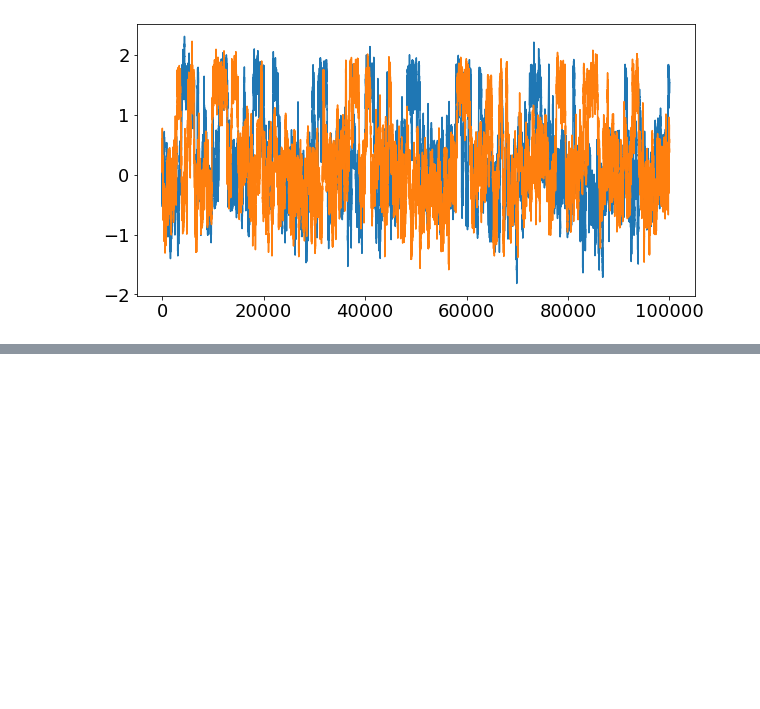
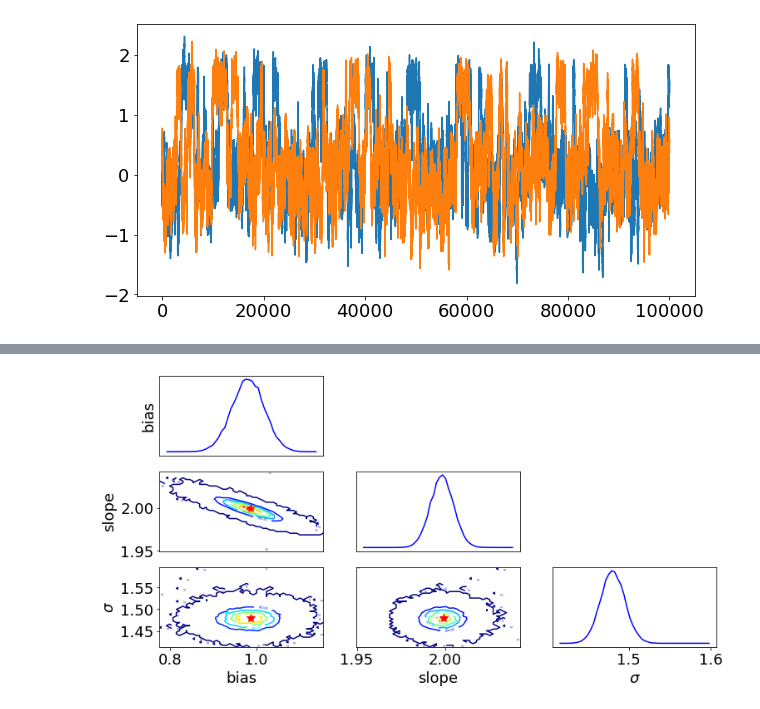
Before and after one commit to sylvielsstfr/jax-demo, a Jupyter notebook: demoMCsampling.ipynb, the cells around one changed output, grey strips where cells are left out. Saved outputs shown, nothing was run; the diff lists cells and outputs as text; code cells hidden in the pictures; blank space fills up the shorter version.

```diff
--- a/demoMCsampling.ipynb
+++ b/demoMCsampling.ipynb
@@ -634,0 +928,7 @@ plt.plot(spls[1])
+# %%
+all_biass = df_res2["bias"]
+all_slopes= df_res2["slope"]
+all_sigmas= df_res2["sigma"]
+bias_sci = lik_model['x'][0]
+slope_sci  = lik_model['x'][1]
+sigma_sci = lik_model['x'][2]
@@ -634,0 +937,54 @@ plt.plot(spls[1])
+# %%
+def plot_histogram_fig(ax, param, nbins):
+    counts, bins = np.histogram(param, bins = nbins)
+    plotcounts = np.insert(counts, -1, counts[-1])
+    bincentres = (bins[:-1] + bins[1:])/2
+    ax.plot(bincentres, counts, 'b')
+
+def plot_contour_fig(ax, p1, p2, nbins):
+    H, xedges, yedges = np.histogram2d(p1, p2, bins = nbins)
+    Z = H.T
+    X, Y = np.meshgrid(xedges[:-1], yedges[:-1])
+    im = ax.contour(X, Y, Z, levels = 6)
+    ax.clabel(im, inline=True, fontsize=4)
+# %%
+nbins=50
+fig = plt.figure(figsize = (12, 6))
+gs1 = GridSpec(3, 3, wspace=0.2)
+ax00 = fig.add_subplot(gs1[0, 0])
+plot_histogram_fig(ax00,all_biass, nbins)
+ax00.set_xticks([])
+ax00.set_yticks([])
+ax00.set_ylabel('bias')
+
+ax10 = fig.add_subplot(gs1[1, 0])
+plot_contour_fig(ax10, all_biass, all_slopes, nbins)
+ax10.plot(bias_sci,slope_sci,'*r',markersize=10)
+ax10.set_xticks([])
+ax10.set_ylabel('slope')
+
+ax11 = fig.add_subplot(gs1[1, 1])
+plot_histogram_fig(ax11,all_slopes, nbins)
+ax11.set_xticks([])
+ax11.set_yticks([])
+
+ax20 = fig.add_subplot(gs1[2, 0])
+plot_contour_fig(ax20, all_biass, all_sigmas, nbins)
+ax20.plot(bias_sci,sigma_sci,'*r',markersize=10)
+ax20.set_xlabel('bias')
+ax20.set_ylabel('$\sigma$')
+
+ax21 = fig.add_subplot(gs1[2, 1])
+plot_contour_fig(ax21, all_slopes, all_sigmas, nbins)
+ax21.plot(slope_sci,sigma_sci,'*r',markersize=10)
+ax21.set_xlabel('slope')
+ax21.set_yticks([])
+
+ax22= fig.add_subplot(gs1[2, 2])
+plot_histogram_fig(ax22,all_sigmas, nbins)
+ax22.set_yticks([])
+ax22.set_xlabel('$\sigma$')
+
+plt.show()
+# %% [output]
+[figure, added]
```
Also changed, not shown: parts of 22 cells of this notebook.
